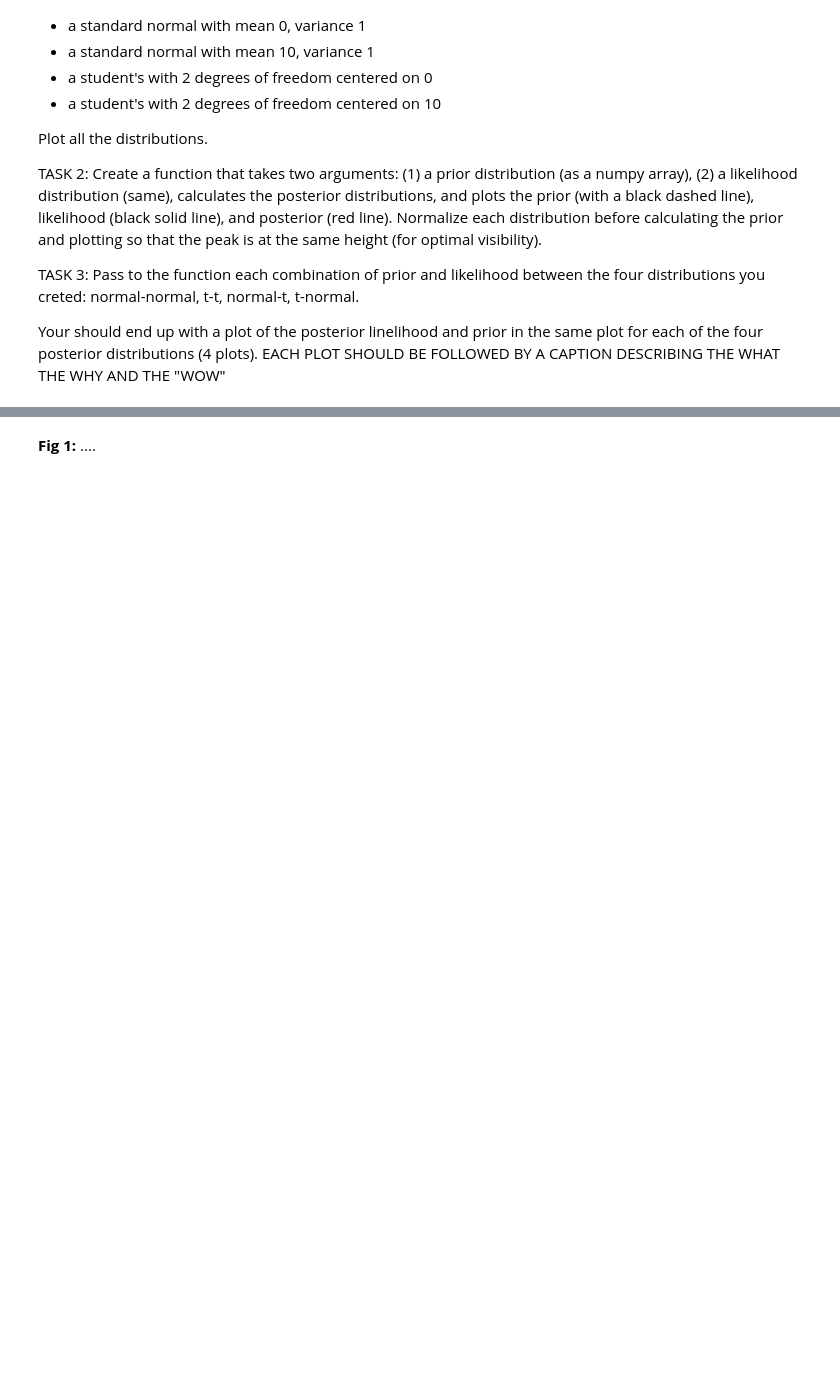
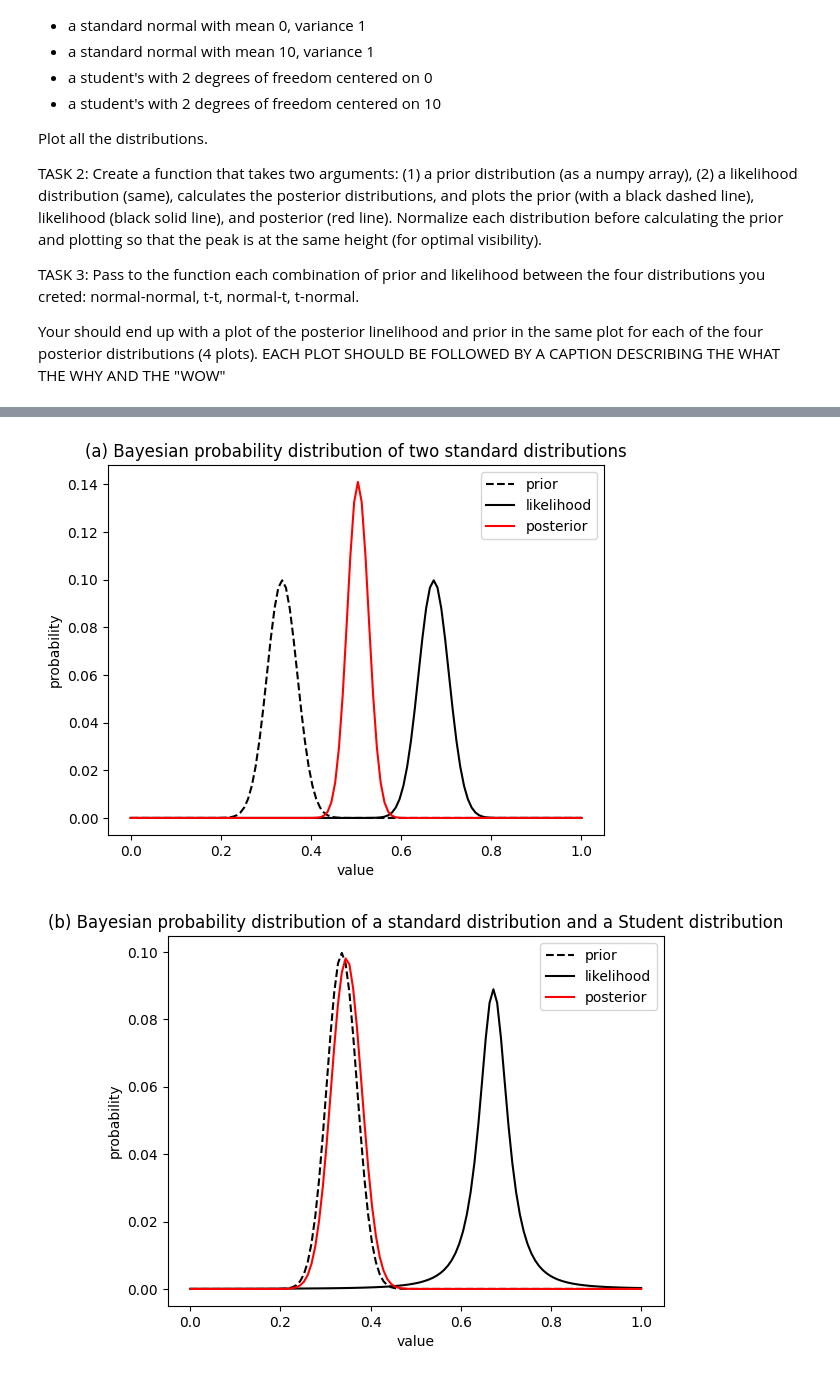
Before and after one commit to Katie-Moses/DSPS_KMoses, a Jupyter notebook: HW2/KMoses_Bayesian_posteriors.ipynb, the cells around one changed output, grey strips where cells are left out. Saved outputs shown, nothing was run; the diff lists cells and outputs as text; code cells hidden in the pictures; blank space fills up the shorter version.

```diff
--- a/HW2/KMoses_Bayesian_posteriors.ipynb
+++ b/HW2/KMoses_Bayesian_posteriors.ipynb
@@ -63,14 +70,15 @@ plt.show()
 # %%
-def posterior(prior, likelihood):
+def posterior(prior, likelihood, title):
   normalized_prior = prior / sum(prior)
   normalized_likelihood = likelihood / sum(likelihood)
   x = np.linspace(0.,1,len(prior))
-  this_posterior = normalized_prior*normalized_likelihood
+  this_posterior = prior*likelihood
   this_posterior = this_posterior / sum(this_posterior)
   plt.plot(x, normalized_prior, label = "prior", color='black', ls = '--')
   plt.plot(x, normalized_likelihood, label = "likelihood", color='black', ls = '-')
   plt.plot(x, this_posterior, label = "posterior", color='red', ls = '-')
-  #plt.xlabel.... #all plots need axis labels!!
-  #plt.ylabel.... #all plots need axis labels!!
+  plt.xlabel("value")
+  plt.ylabel("probability")
+  plt.title(title)
   plt.legend()
   plt.show()
@@ -88,2 +84,0 @@ posterior(tStudent_0,Norm_0)
-# %% [markdown]
-**Fig 1:** ....
@@ -91,0 +85,9 @@ posterior(tStudent_0,Norm_0)
+# %%
+#function call
+posterior(Norm_0,Norm_10,"(a) Bayesian probability distribution of two standard distributions")
+posterior(Norm_0,tStudent_10,"(b) Bayesian probability distribution of a standard distribution and a Student distribution")
+posterior(tStudent_0,Norm_10,"(c) Bayesian probability distribution of a standard distribution and a Student distribution")
+posterior(tStudent_0,tStudent_10,"(d) Bayesian probability distribution of two Student distributions")
+# %% [output]
+[figure, added]
+[figure, added]
```
Also changed, not shown: parts of 9 cells of this notebook.
